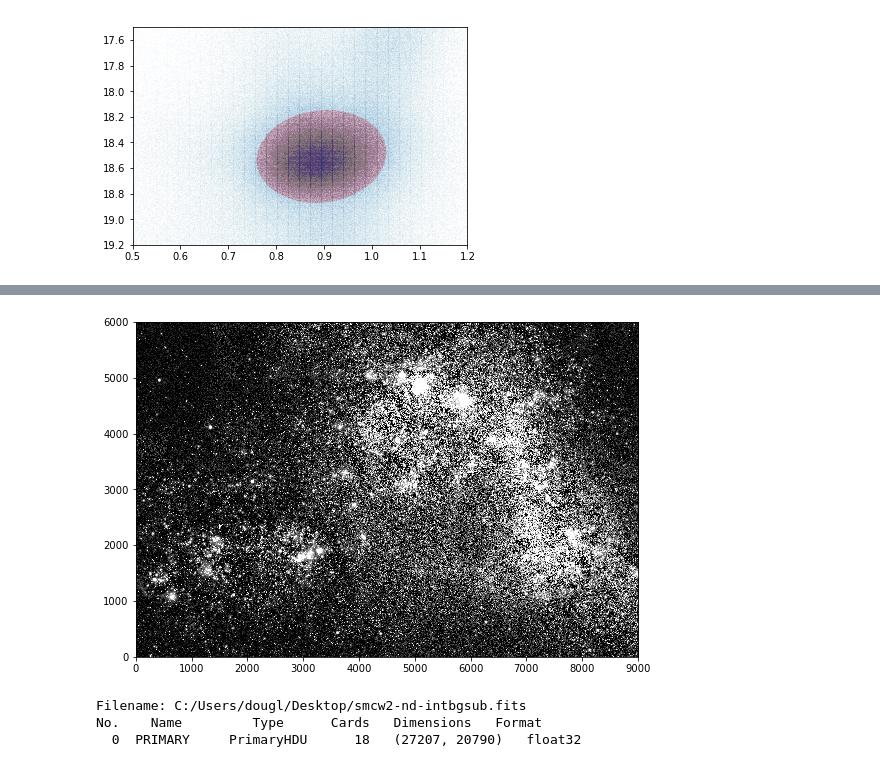
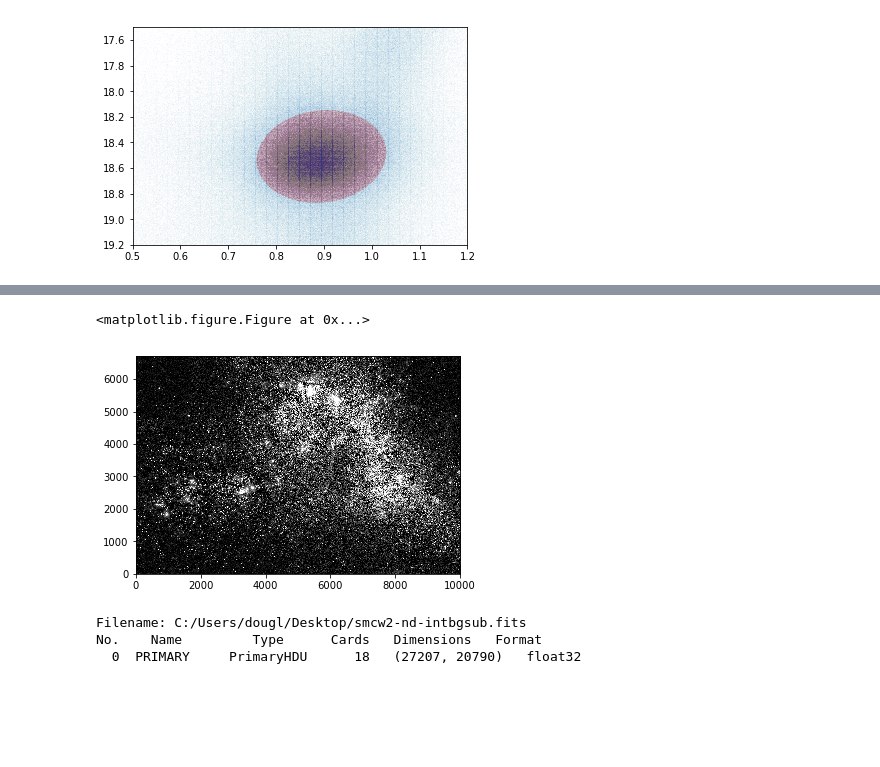
Before and after one commit to DouglasGrion/Red-Clump-Locations, a Jupyter notebook: Red-Clump-Location.ipynb, the cells around one changed output, grey strips where cells are left out. Saved outputs shown, nothing was run; the diff lists cells and outputs as text; code cells hidden in the pictures; blank space fills up the shorter version.

```diff
--- a/Red-Clump-Location.ipynb
+++ b/Red-Clump-Location.ipynb
@@ -528,15 +528,19 @@ Length = 230258 rows
 # %%
-plt.figure(figsize=(9,9))
+plt.figure(figsize=(10,10))
 fig,ax = plt.subplots(1)
+x = RC_phot_table['xcenter']
+y = RC_phot_table['ycenter']
 norm = ImageNormalize(stretch=SqrtStretch())
 image_data = hdu[0].data
-position = (13600, 10400)
-size = (6000, 9000)
+position = (13800,10000)
+size = (6700, 10000)
 cutout = Cutout2D(image_data, position, size)
-plt.imshow(cutout.data, norm=norm, origin = 'lower', cmap='Greys_r', vmin=0, vmax=0.09)
+ax.imshow(cutout.data, norm=norm, origin = 'lower', cmap='Greys_r', vmin=0, vmax=0.15)
+#ax.scatter(x, y, s=0.01, alpha=0.3)
 plt.show()
 # %% [output]
+<matplotlib.figure.Figure at 0x...>
-[figure, old version]
+[figure, new version]
 # %%
 hdu.info()
 # %% [output]
```
Also changed, not shown: parts of 3 cells of this notebook.
